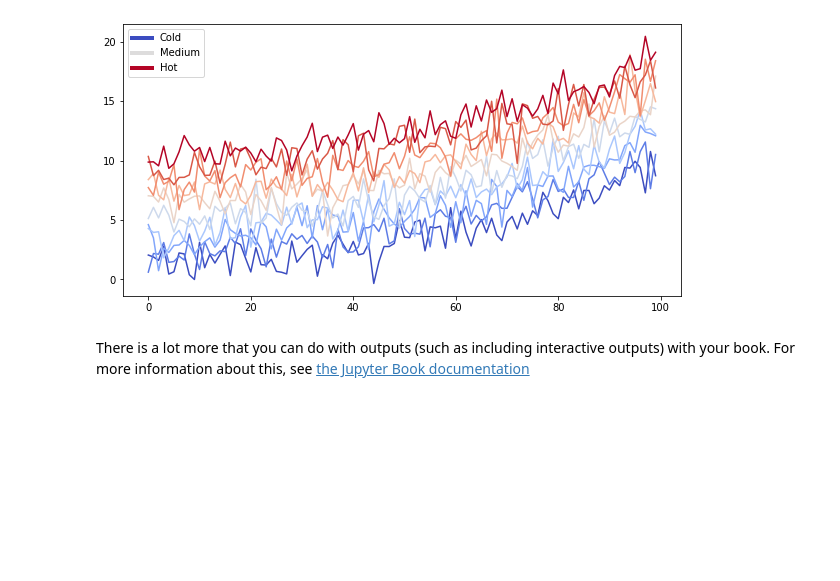
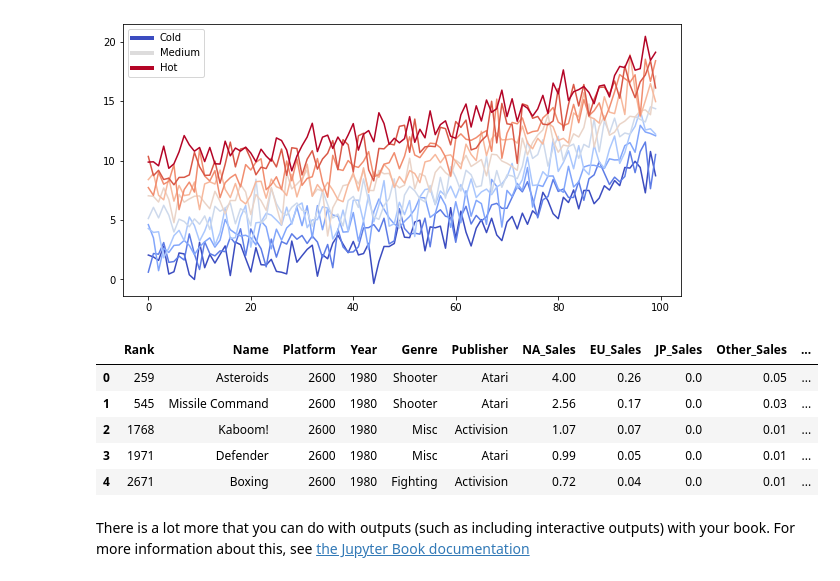
Before and after one commit to datawithdanny/dataviz-bootcamp, a Jupyter notebook: book/_build/jupyter_execute/1-setup.ipynb, the cells around one changed output. Cells and saved outputs as stored; diff of their text form; code cells hidden in the pictures; blank space fills up the shorter version.

```diff
--- a/book/_build/jupyter_execute/setup.ipynb
+++ b/book/_build/jupyter_execute/1-setup.ipynb
@@ -28,6 +49,17 @@ lines = ax.plot(data)
 ax.legend(custom_lines, ['Cold', 'Medium', 'Hot']);
 # %% [output]
 [figure]
+# %%
+# load our video game sales dataset
+df = pd.read_csv("data/video-game-sales.csv")
+df.head()
+# %% [output]
+|  | Rank | Name | Platform | Year | Genre | Publisher | NA_Sales | EU_Sales | JP_Sales | Other_Sales | ... |
+| 0 | 259 | Asteroids | 2600 | 1980 | Shooter | Atari | 4.00 | 0.26 | 0.0 | 0.05 | ... |
+| 1 | 545 | Missile Command | 2600 | 1980 | Shooter | Atari | 2.56 | 0.17 | 0.0 | 0.03 | ... |
+| 2 | 1768 | Kaboom! | 2600 | 1980 | Misc | Activision | 1.07 | 0.07 | 0.0 | 0.01 | ... |
+| 3 | 1971 | Defender | 2600 | 1980 | Misc | Atari | 0.99 | 0.05 | 0.0 | 0.01 | ... |
+| 4 | 2671 | Boxing | 2600 | 1980 | Fighting | Activision | 0.72 | 0.04 | 0.0 | 0.01 | ... |
 # %% [markdown]
 There is a lot more that you can do with outputs (such as including interactive outputs)
 with your book. For more information about this, see [the Jupyter Book documentation](https://jupyterbook.org)
```
Also changed, not shown: parts of 4 cells of this notebook, 24 other files.
